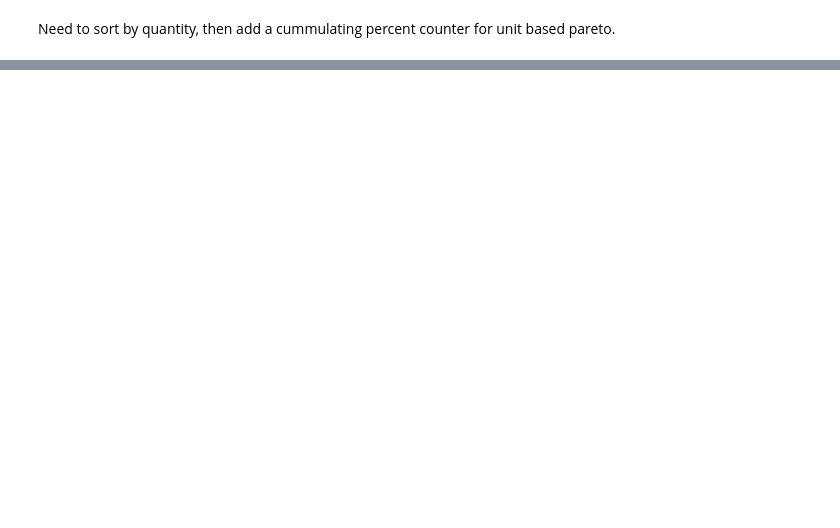
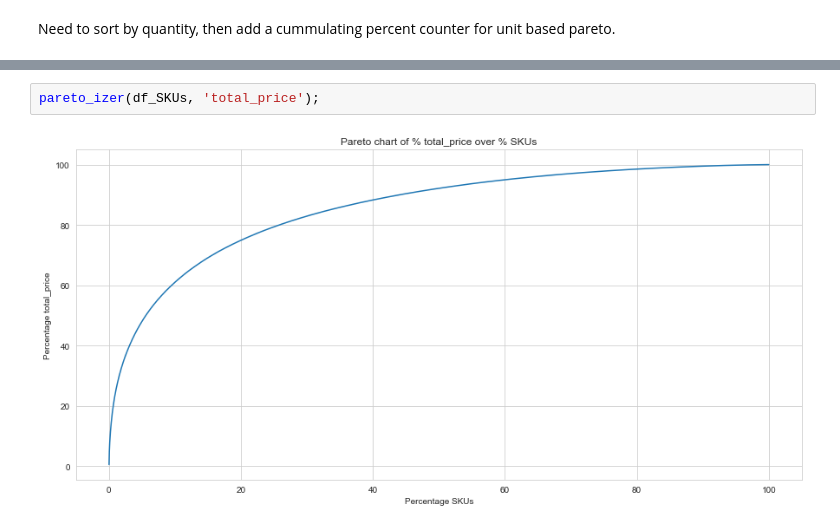
Before and after one commit to LarsTinnefeld/Olist-order-profile-analysis, a Jupyter notebook: olist_order_profile.ipynb, the cells around one changed output, grey strips where cells are left out. Drawn from its saved outputs; the diff is of its cells as text; blank space fills up the shorter version.

```diff
--- a/olist_order_profile.ipynb
+++ b/olist_order_profile.ipynb
@@ -205,0 +234,4 @@ df_SKUs['cum_qty'].plot(figsize = (15, 5))
+# %%
+pareto_izer(df_SKUs, 'total_price');
+# %% [output]
+[figure, added]
```
Also changed, not shown: parts of 14 cells of this notebook.
